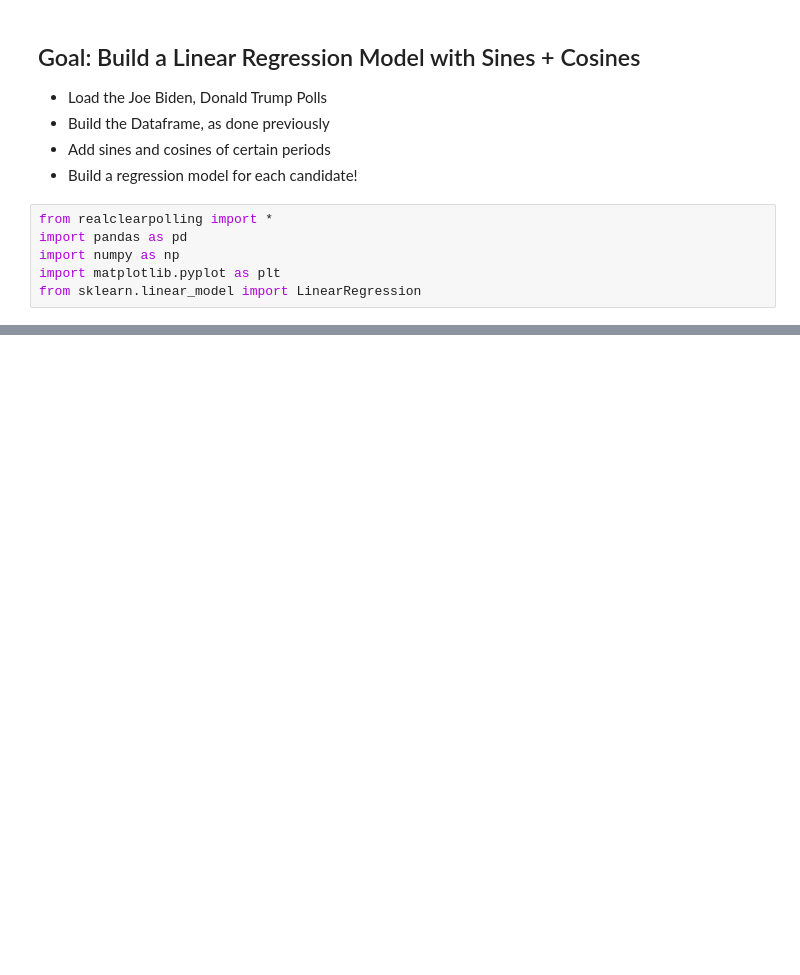
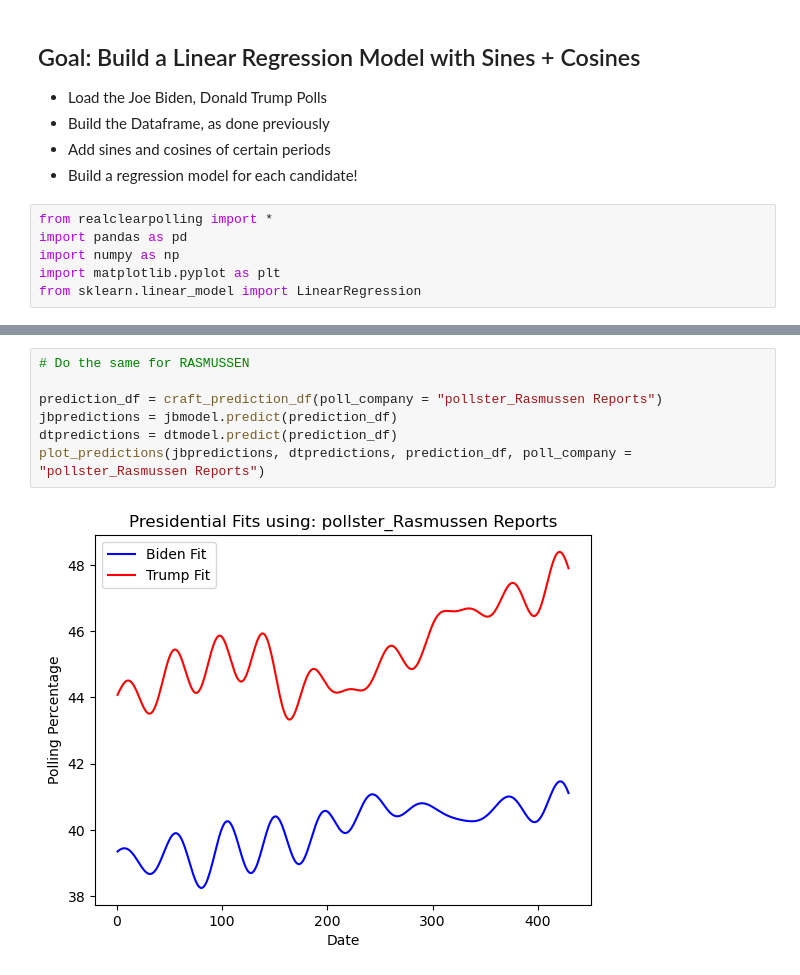
Before and after one commit to robertfeldstein/Election2024, a Jupyter notebook: linearsinemodel.ipynb, the cells around one changed output, grey strips where cells are left out. Cells and saved outputs as stored; diff of their text form; blank space fills up the shorter version.

```diff
--- a/linearsinemodel.ipynb
+++ b/linearsinemodel.ipynb
@@ -81,0 +236,9 @@ plt.show()
+# %%
+# Do the same for RASMUSSEN
+
+prediction_df = craft_prediction_df(poll_company = "pollster_Rasmussen Reports")
+jbpredictions = jbmodel.predict(prediction_df)
+dtpredictions = dtmodel.predict(prediction_df)
+plot_predictions(jbpredictions, dtpredictions, prediction_df, poll_company = "pollster_Rasmussen Reports")
+# %% [output]
+[figure, added]
```
Also changed, not shown: parts of 14 cells of this notebook, 6 other files.
